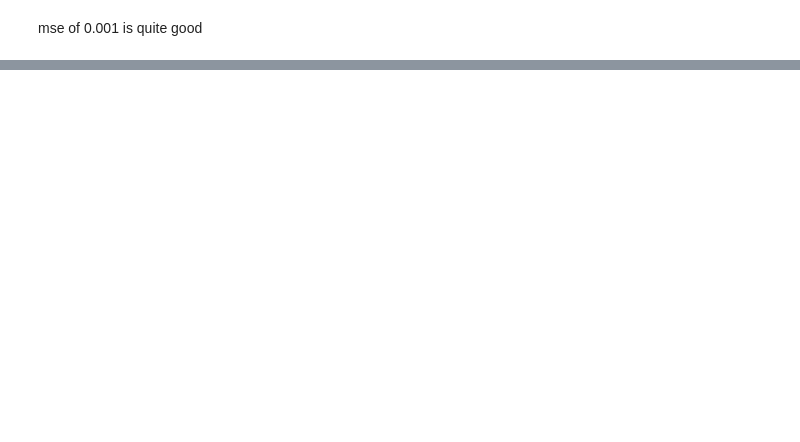
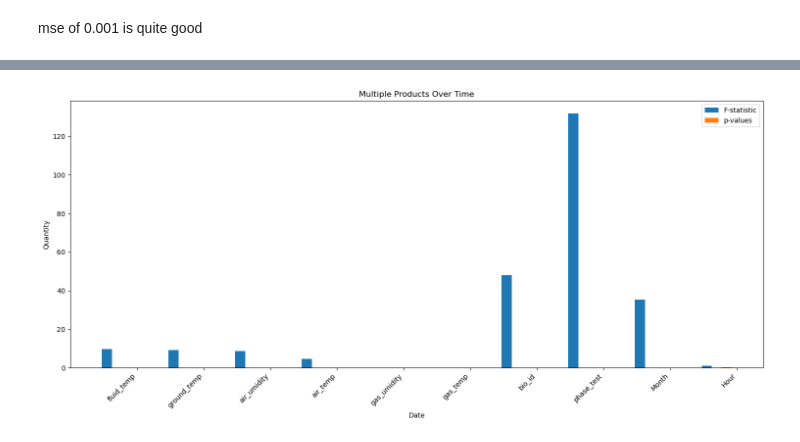
Before and after one commit to Nyotabenson/BGS, a Jupyter notebook: BGS_MODEL.ipynb, the cells around one changed output, grey strips where cells are left out. Cells and saved outputs as stored; diff of their text form; code cells hidden in the pictures; blank space fills up the shorter version.

```diff
--- a/BGS_MODEL.ipynb
+++ b/BGS_MODEL.ipynb
@@ -86,0 +740,3 @@ plt.show()
+# %%
+anova_hour['p-value'] = round(anova_hour['p-value'],5)
+anova_hour['F-statistic'] = round(anova_hour['F-statistic'],5)
@@ -86,0 +757,41 @@ plt.show()
+# %%
+import matplotlib.pyplot as plt
+import pandas as pd
+
+# Create a figure and axis
+fig, ax = plt.subplots(figsize=(15, 7))
+
+# Define the width of each bar
+bar_width = 0.15  # Adjust the bar width as needed
+
+# Create x-values for the bars for the first set of data
+x1 = range(len(anova_hour.Column))
+
+# Create x-values for each set of bars
+x2_f = [x + bar_width for x in x1]
+x2_p = [x + 2 * bar_width for x in x1]
+
+# Plot the first set of bars
+ax.bar(x1, anova_hour["F-statistic"], width=bar_width, label='F-statistic')
+
+# Plot the second set of bars
+ax.bar(x2_p, anova_hour["p-value"], width=bar_width, label='p-values')
+
+
+# Set the x-axis labels to be the dates
+ax.set_xticks([x + 3 * bar_width for x in x1])
+ax.set_xticklabels(anova_hour.Column, rotation=45, ha='right')
+
+# Add a legend
+ax.legend()
+
+# Set labels and title
+ax.set_xlabel('Date')
+ax.set_ylabel('Quantity')
+ax.set_title('Multiple Products Over Time')
+
+# Show the plot
+plt.tight_layout()
+plt.show()
+# %% [output]
+[figure, added]
```
Also changed, not shown: parts of 96 cells of this notebook, 10 other files.
